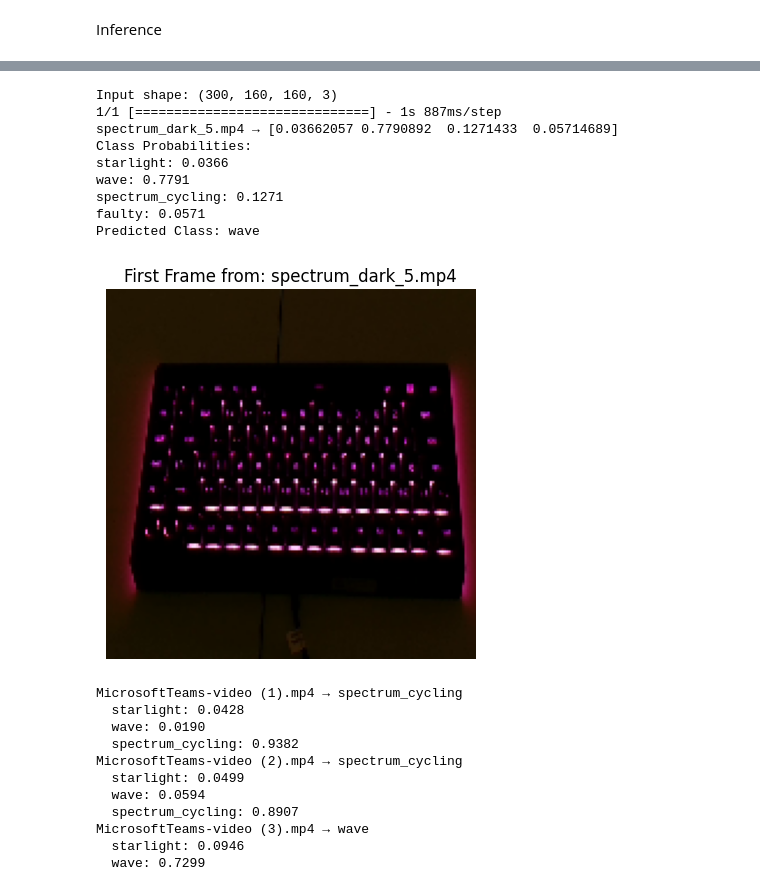
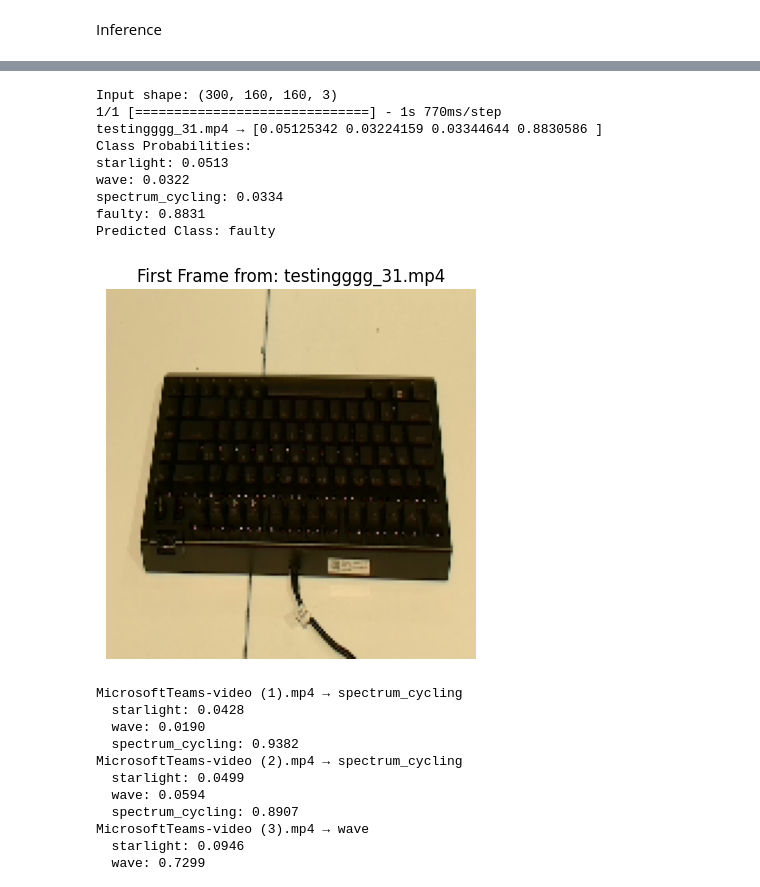
Before and after one commit to YinYuTan/cv_automation, a Jupyter notebook: jupyter_files/video_recognition/10s_pattern_wdark_faulty.ipynb, the cells around one changed output, grey strips where cells are left out. Saved outputs shown, nothing was run; the diff lists cells and outputs as text; code cells hidden in the pictures.

```diff
--- a/jupyter_files/video_recognition/10s_pattern_wdark_faulty.ipynb
+++ b/jupyter_files/video_recognition/10s_pattern_wdark_faulty.ipynb
@@ -520,50 +510,50 @@ model = load_model(model_path)
 # path = base_path / "Robot" / "pictures" / "MicrosoftTeams-video (9).mp4"
 # path = base_path / "Robot" / "pictures" / "test_27.mp4"
 # path = base_path / "Robot" / "pictures" / "recording.mp4"
-path = base_path / "Robot" / "pictures" / "spectrum_dark_5.mp4"
+path = base_path / "Robot" / "pictures" / "testingggg_31.mp4"
 # Robot/pictures/faulty_dark_1.mp4
 # Robot/pictures/spectrum_dark_4.mp4
 # Robot/pictures/starlight_dark_4.mp4
 # Robot/pictures/testingggg_1.mp4
-
+# Robot/pictures/wave_dark_5.mp4
 
 # Load and preprocess frame
 frames = test_gen.load_video_frames(path)
 print("Input shape:", frames.shape)  # Debug
 
 # Expand dims for batch
 input_tensor = np.expand_dims(frames, axis=0)  # (1, frames, img_size, img_size, 3)
 
 # Predict
 pred_probs = model.predict(input_tensor)[0]
 
 # Output
 print(f"{path.name} → {pred_probs}")
 print("Class Probabilities:")
 for i, prob in enumerate(pred_probs):
     print(f"{test_gen.class_names[i]}: {prob:.4f}")
 
 print(f"Predicted Class: {test_gen.class_names[np.argmax(pred_probs)]}")
 
 import matplotlib.pyplot as plt
 
 first_frame = frames[0]  # Shape: (img_size, img_size, 3)
 
 plt.imshow(first_frame)
 plt.title(f"First Frame from: {path.name}")
 plt.axis('off')
 plt.show()
 # %% [output]
 Input shape: (300, 160, 160, 3)
-1/1 [==============================] - 1s 887ms/step
-spectrum_dark_5.mp4 → [0.03662057 0.7790892  0.1271433  0.05714689]
+1/1 [==============================] - 1s 770ms/step
+testingggg_31.mp4 → [0.05125342 0.03224159 0.03344644 0.8830586 ]
 Class Probabilities:
-starlight: 0.0366
-wave: 0.7791
-spectrum_cycling: 0.1271
-faulty: 0.0571
-Predicted Class: wave
+starlight: 0.0513
+wave: 0.0322
+spectrum_cycling: 0.0334
+faulty: 0.8831
+Predicted Class: faulty
-[figure, old version]
+[figure, new version]
 # %%
 import numpy as np
 from pathlib import Path
```
Also changed, not shown: parts of 5 cells of this notebook, 1 other file.
